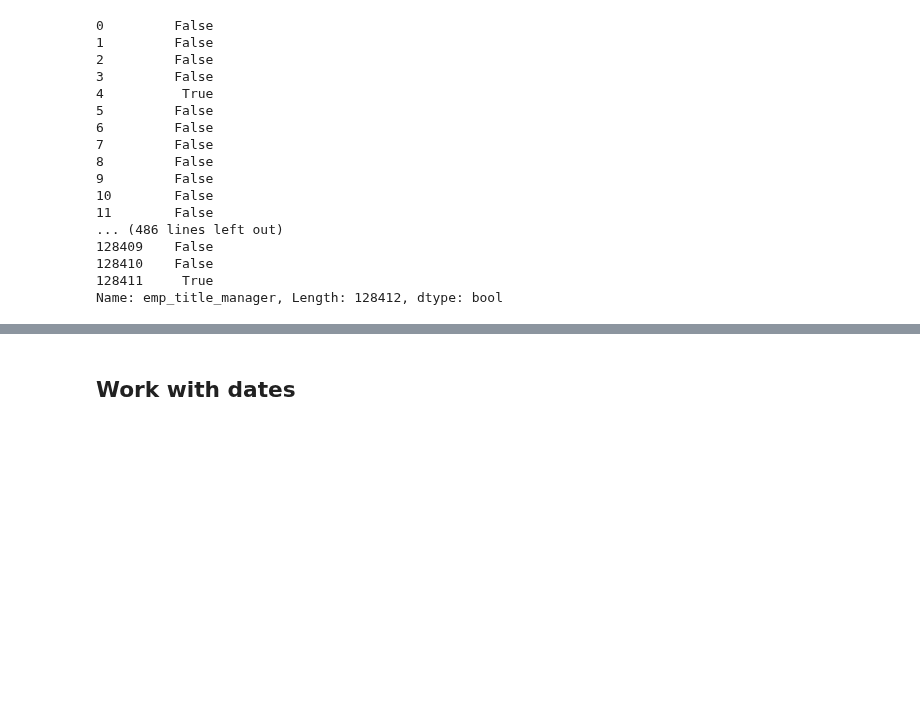
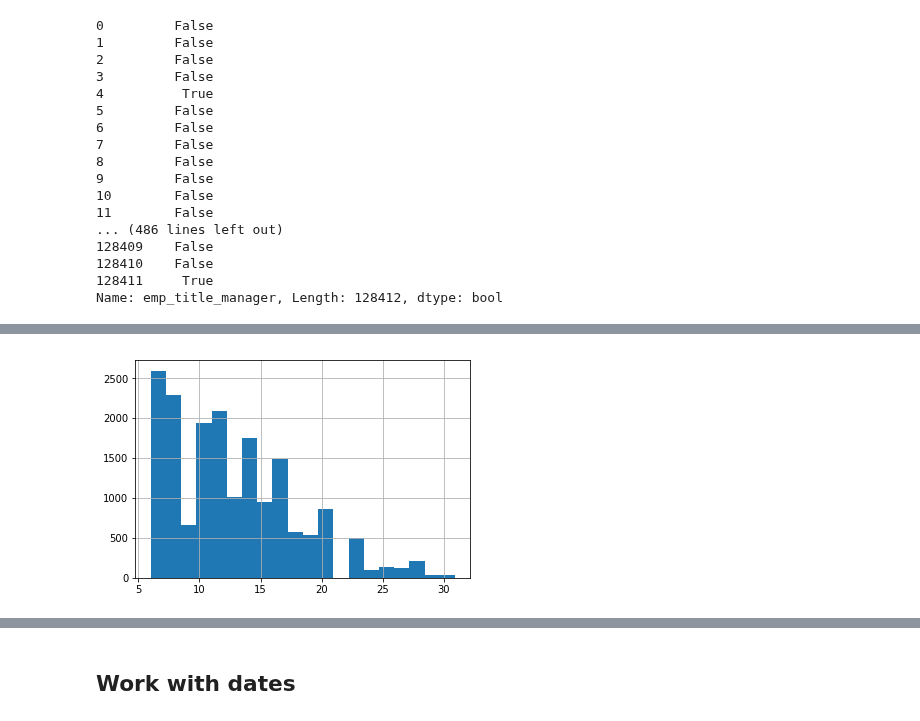
Before and after one commit to bloominstituteoftechnology/DS-Unit-1-Sprint-1-Dealing-With-Data, a Jupyter notebook: module4-makefeatures/LS_DS_114_Make_features.ipynb, the cells around one changed output, grey strips where cells are left out. Drawn from its saved outputs; the diff is of its cells as text; code cells hidden in the pictures; blank space fills up the shorter version.

```diff
--- a/module4-makefeatures/LS_DS_114_Make_features.ipynb
+++ b/module4-makefeatures/LS_DS_114_Make_features.ipynb
@@ -559,0 +617,4 @@ Name: emp_title_manager, Length: 128412, dtype: bool
+# %%
+managers = df_new[df_new['emp_title'].str.contains('Manager')]
+print(managers.shape)
+managers.head()
@@ -559,0 +643,4 @@ Name: emp_title_manager, Length: 128412, dtype: bool
+# %%
+managers['int_rate'].hist(bins=20);
+# %% [output]
+[figure, added]
```
Also changed, not shown: parts of 29 cells of this notebook.
